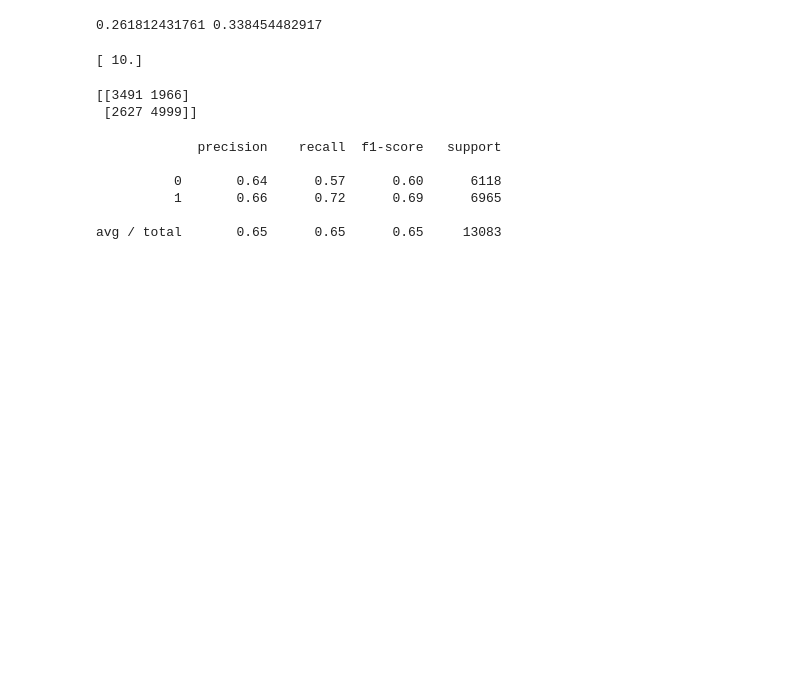
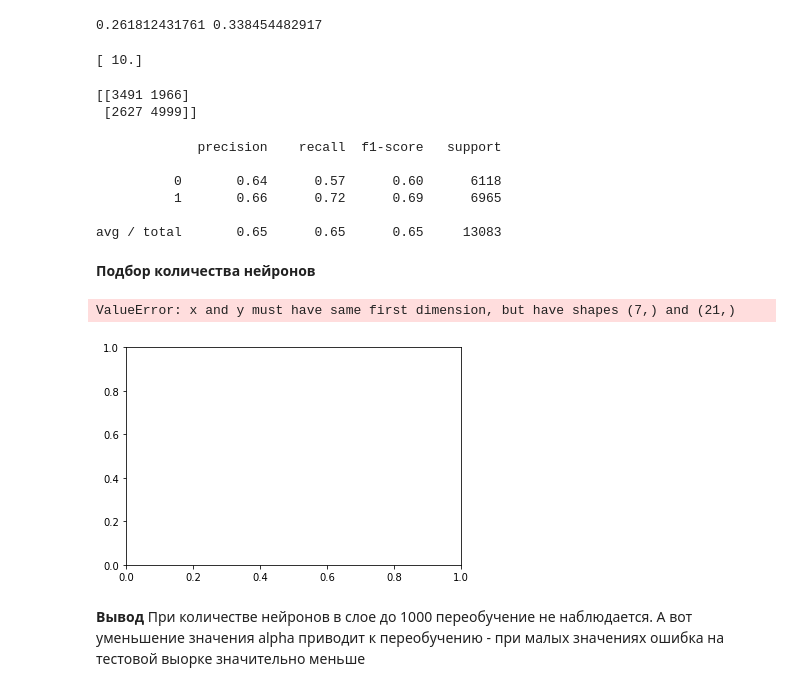
Before and after one commit to ekursakov/ml_homework, a Jupyter notebook: homework_1.ipynb, the cells around one changed output. Drawn from its saved outputs; the diff is of its cells as text; code cells hidden in the pictures; blank space fills up the shorter version.

```diff
--- a/homework_1.ipynb
+++ b/homework_1.ipynb
@@ -590,3 +594,34 @@ print(classification_report(y_test, y_test_pred))
           1       0.66      0.72      0.69      6965
 
 avg / total       0.65      0.65      0.65     13083
+# %% [markdown]
+**Подбор количества нейронов**
+# %%
+neuron_counts = (10, 50, 100, 20, 500, 1000)
+test_err = []
+train_err = []
+
+for count in neuron_counts:
+    mlp_model = MLPClassifier(alpha = alpha_opt, hidden_layer_sizes = (count,2),
+                              solver = 'lbfgs', activation = 'logistic', random_state = 42)
+    mlp_model.fit(X_train, y_train)
+
+    y_train_pred = mlp_model.predict(X_train)
+    y_test_pred = mlp_model.predict(X_test)
+    train_err.append(np.mean(y_train != y_train_pred))
+    test_err.append(np.mean(y_test != y_test_pred))
+# %%
+plt.plot(neuron_counts, train_err, 'b-o', label = 'train')
+plt.plot(neuron_counts, test_err, 'r-o', label = 'test')
+plt.xlim([np.min(neuron_counts), np.max(neuron_counts)])
+plt.title('Error vs. neurons')
+plt.xlabel('neurons')
+plt.ylabel('error')
+plt.legend()
+pass
+# %% [output]
+ValueError: x and y must have same first dimension, but have shapes (7,) and (21,)
+[figure, added]
+# %% [markdown]
+**Вывод**
+При количестве нейронов в слое до 1000 переобучение не наблюдается. А вот уменьшение значения alpha приводит к переобучению - при малых значениях ошибка на тестовой выорке значительно меньше
```
Also changed, not shown: parts of 3 cells of this notebook.
